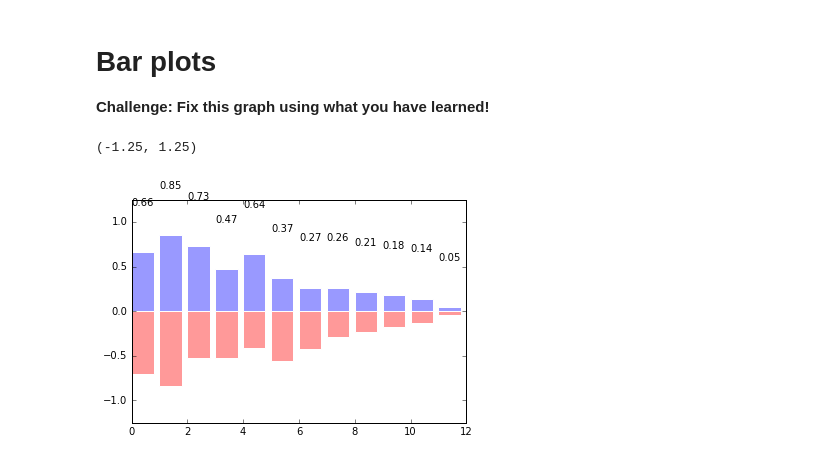
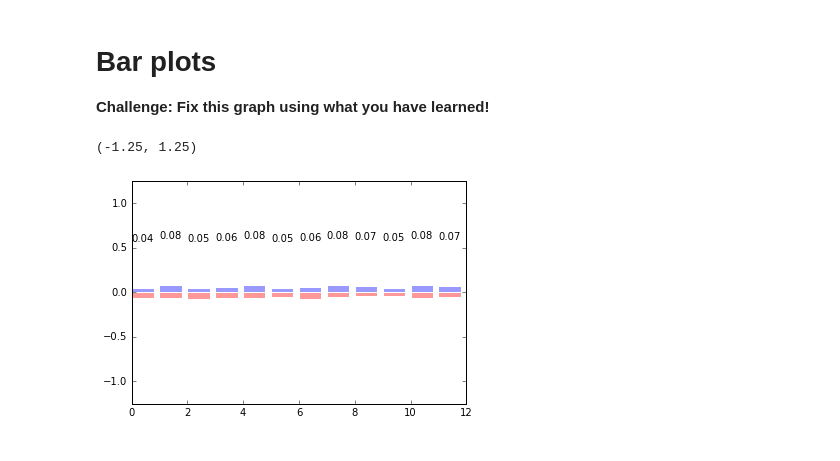
Before and after one commit to jorellano/Matplotlib, a Jupyter notebook: Pyplot.ipynb, the cells around one changed output. Cells and saved outputs as stored; diff of their text form; code cells hidden in the pictures.

```diff
--- a/Pyplot.ipynb
+++ b/Pyplot.ipynb
@@ -546,18 +546,18 @@ Basically you right now... But you will get better as we progress.
 **Challenge: Fix this graph using what you have learned!**
 # %%
 n = 12
-x = np.arange(n)
-y1 = (1 - x / float(n) ) * np.random.uniform(.5,
-                                            1.0, n)
-y2 = (1 - x/ float(n)) * np.random.uniform(.5, 1.0, n)
+X = np.arange(n)
+Y1 = (1 - x / float(n) ) * np.random.uniform(.5,  1.0, n)
+Y2 = (1 - x/ float(n)) * np.random.uniform(.5, 1.0, n)
 
-plt.bar(x, + y1, facecolor='#9999ff', edgecolor='white')
-plt.bar(x, -y2, facecolor='#ff9999', edgecolor='white')
+plt.bar(X, + Y1, facecolor='#9999ff', edgecolor='white')
+plt.bar(X, -Y2, facecolor='#ff9999', edgecolor='white')
 
-for x, y in zip(x, y1):
+for x, y in zip(X, Y1):
     plt.text(x + 0.4, y + .5, '%.2f' % y, ha='center', va='bottom')
 
+
 plt.ylim(-1.25, +1.25)
 # %% [output]
 (-1.25, 1.25)
-[figure, old version]
+[figure, new version]
```
Also changed, not shown: parts of 3 cells of this notebook.
